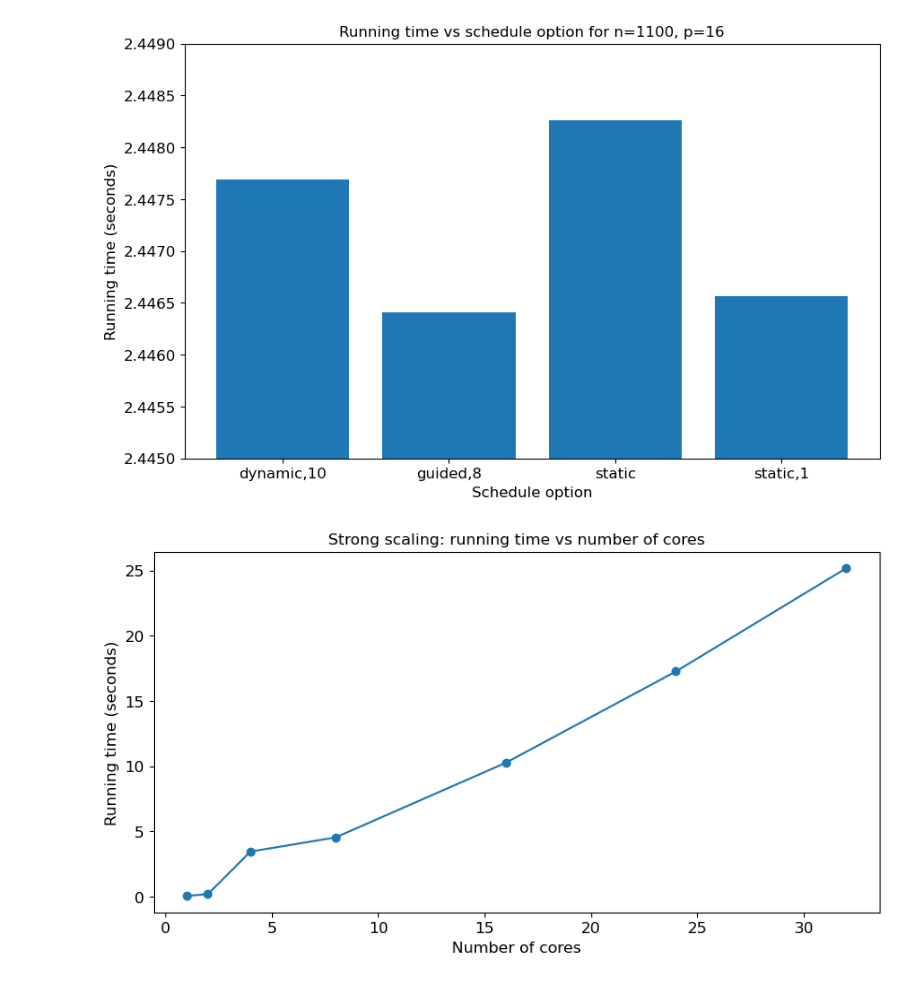
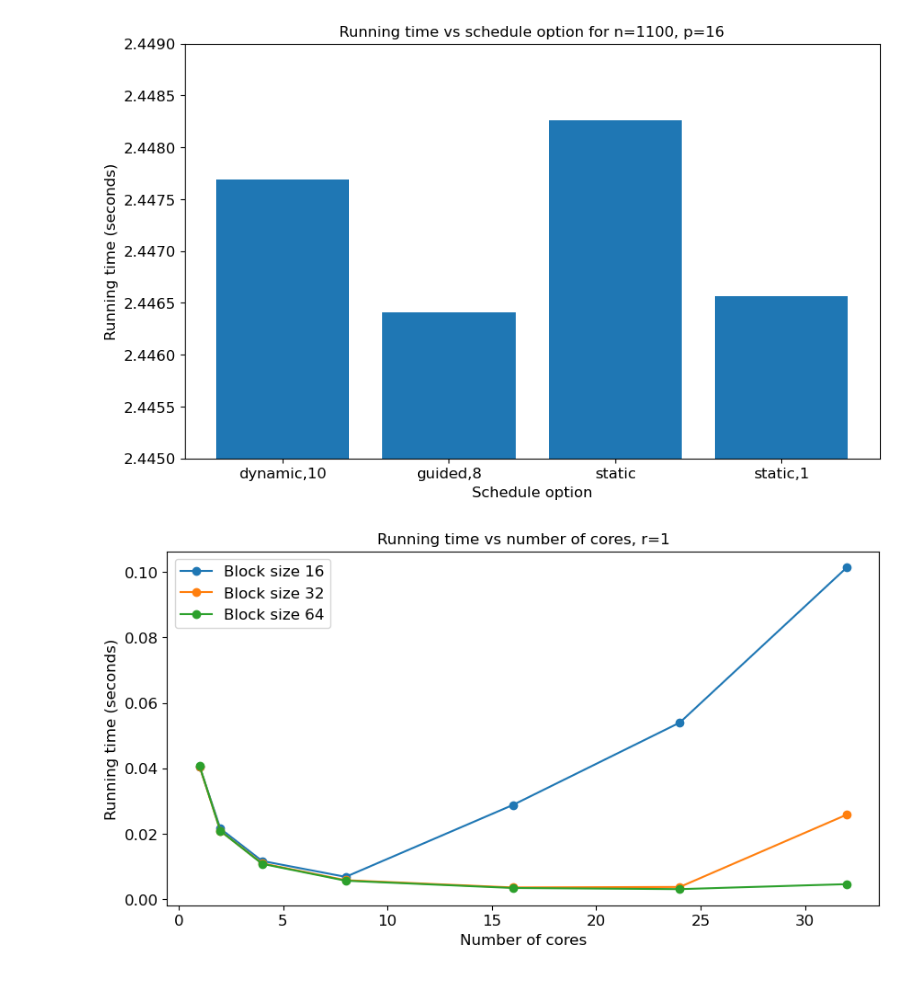
Before and after one commit to sueszli/julia-gone-wild, a Jupyter notebook: docs/analysis.ipynb, the cells around one changed output. Drawn from its saved outputs; the diff is of its cells as text; code cells hidden in the pictures.

Commit message:
Updated filter.c and updated analysis

```diff
--- a/docs/analysis.ipynb
+++ b/docs/analysis.ipynb
@@ -5,15 +5,18 @@ import csv
 
 data1 = pd.read_csv('./output/juliap_job.txt', header=None, names=['n', 'p', 'time'])
 data2 = pd.read_csv('./output/juliap2_job.txt', header=None, names=['schedule', 'n', 'p', 'time'])
-data3 = pd.read_csv('./output/filter_strong_job.txt', header=None, names=['n', 'p', 'r', 'time'], quoting=csv.QUOTE_ALL)
-data4 = pd.read_csv('./output/filter_weak_job.txt', header=None, names=['n', 'p', 'r', 'time'], quoting=csv.QUOTE_ALL)
+data3 = pd.read_csv('./output/filter_strong_job_16.txt', header=None, names=['n', 'p', 'r', 'time'], quoting=csv.QUOTE_ALL)
+data4 = pd.read_csv('./output/filter_weak_job_16.txt', header=None, names=['n', 'p', 'r', 'time'], quoting=csv.QUOTE_ALL)
+data5 = pd.read_csv('./output/filter_strong_job_32.txt', header=None, names=['n', 'p', 'r', 'time'], quoting=csv.QUOTE_ALL)
+data6 = pd.read_csv('./output/filter_weak_job_32.txt', header=None, names=['n', 'p', 'r', 'time'], quoting=csv.QUOTE_ALL)
+data7 = pd.read_csv('./output/filter_strong_job_64.txt', header=None, names=['n', 'p', 'r', 'time'], quoting=csv.QUOTE_ALL)
+data8 = pd.read_csv('./output/filter_weak_job_64.txt', header=None, names=['n', 'p', 'r', 'time'], quoting=csv.QUOTE_ALL)
 
 data1.to_csv('./output/juliap_job.csv', index=False)
 data2.to_csv('./output/juliap2_job.csv', index=False)
-data3.to_csv('./output/filter_strong_job.csv', index=False)
-data4.to_csv('./output/filter_weak_job.csv', index=False)
-
-print(data1.head())
-print(data2.head())
-print(data3.head())
-print(data4.head())
+data3.to_csv('./output/filter_strong_job_16.csv', index=False)
+data4.to_csv('./output/filter_weak_job_16.csv', index=False)
+data5.to_csv('./output/filter_strong_job_32.csv', index=False)
+data6.to_csv('./output/filter_weak_job_32.csv', index=False)
+data7.to_csv('./output/filter_strong_job_64.csv', index=False)
+data8.to_csv('./output/filter_weak_job_64.csv', index=False)
@@ -76,17 +61,24 @@ plot_bar_schedule_time(data2, 1100, 16, "./output/juliap2_job")
 # %% [output]
 [figure]
 # %%
-strong_scaling_min_time = data3.groupby('p')['time'].min().reset_index()
+strong_scaling_min_time_16 = data3.groupby('p')['time'].min().reset_index()
+strong_scaling_min_time_32 = data5.groupby('p')['time'].min().reset_index()
+strong_scaling_min_time_64 = data7.groupby('p')['time'].min().reset_index()
 
+# Plotting
 plt.figure(figsize=(10, 5))
-plt.plot(strong_scaling_min_time['p'], strong_scaling_min_time['time'], marker='o', linestyle='-')
-plt.xlabel('Number of cores',fontsize=12)
-plt.ylabel('Running time (seconds)',fontsize=12)
-plt.title('Strong scaling: running time vs number of cores',fontsize=12)
+plt.plot(strong_scaling_min_time_16['p'], strong_scaling_min_time_16['time'], marker='o', linestyle='-', label='Block size 16')
+plt.plot(strong_scaling_min_time_32['p'], strong_scaling_min_time_32['time'], marker='o', linestyle='-', label='Block size 32')
+plt.plot(strong_scaling_min_time_64['p'], strong_scaling_min_time_64['time'], marker='o', linestyle='-', label='Block size 64')
+
+plt.xlabel('Number of cores', fontsize=12)
+plt.ylabel('Running time (seconds)', fontsize=12)
+plt.title('Running time vs number of cores, r=1', fontsize=12)
 plt.xticks(fontsize=12)
 plt.yticks(fontsize=12)
+plt.legend(fontsize=12)
 plt.savefig('./output/strong_scaling_plot.png')
 plt.show()
 # %% [output]
-[figure, old version]
+[figure, new version]
 # %%
```
Also changed, not shown: parts of 2 cells of this notebook, 21 other files.
